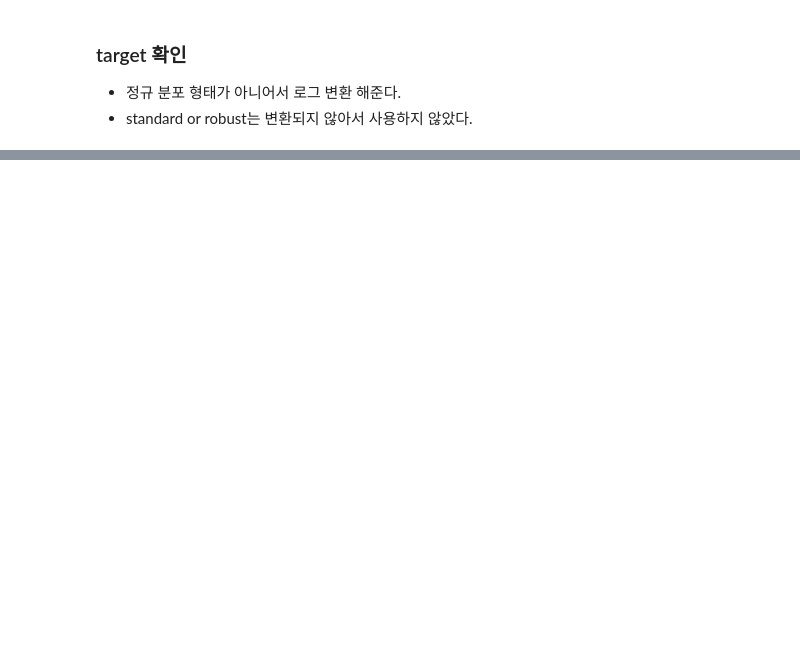
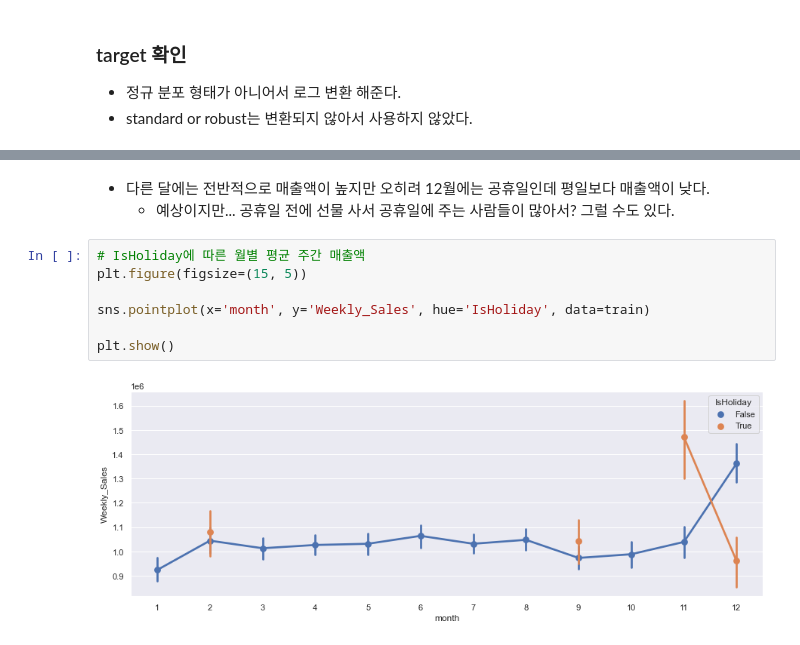
Before and after one commit to jhan117/LikeLion-AI-SCHOOL6, a Jupyter notebook: EDA.ipynb, the cells around one changed output, grey strips where cells are left out. Drawn from its saved outputs; the diff is of its cells as text; blank space fills up the shorter version.

```diff
--- a/EDA.ipynb
+++ b/EDA.ipynb
@@ -185,0 +233,12 @@ plt.show()
+# %% [markdown]
+- 다른 달에는 전반적으로 매출액이 높지만 오히려 12월에는 공휴일인데 평일보다 매출액이 낮다.
+    - 예상이지만... 공휴일 전에 선물 사서 공휴일에 주는 사람들이 많아서? 그럴 수도 있다.
+# %%
+# IsHoliday에 따른 월별 평균 주간 매출액
+plt.figure(figsize=(15, 5))
+
+sns.pointplot(x='month', y='Weekly_Sales', hue='IsHoliday', data=train)
+
+plt.show()
+# %% [output]
+[figure, added]
```
Also changed, not shown: parts of 16 cells of this notebook, 1 other file.
